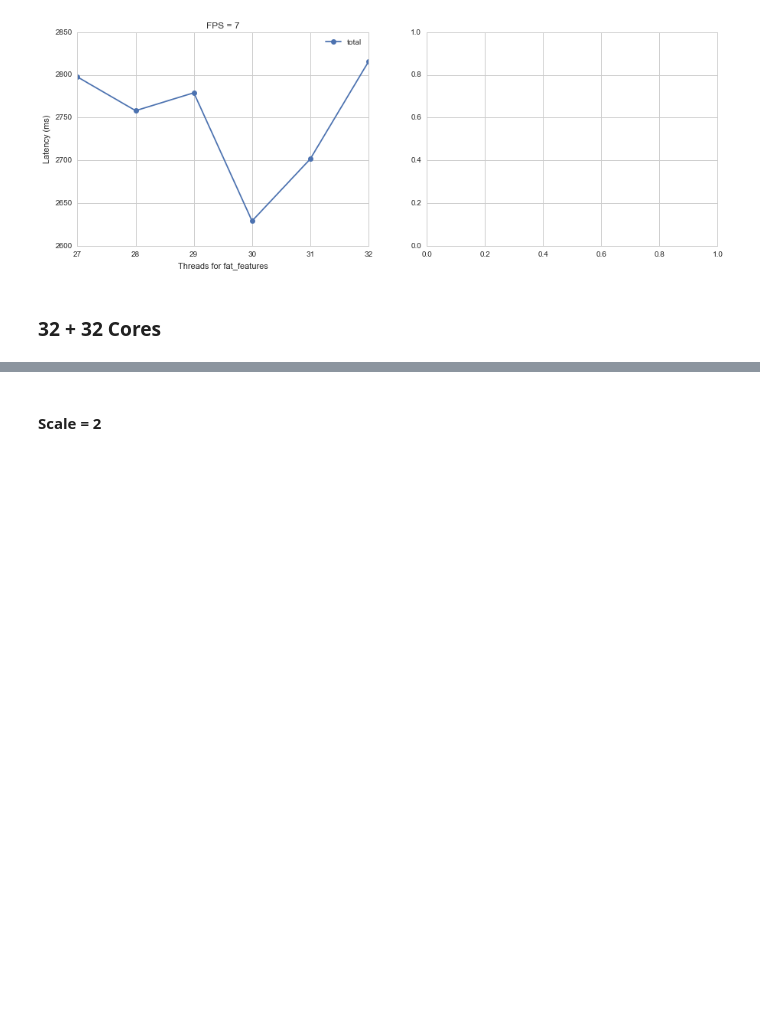
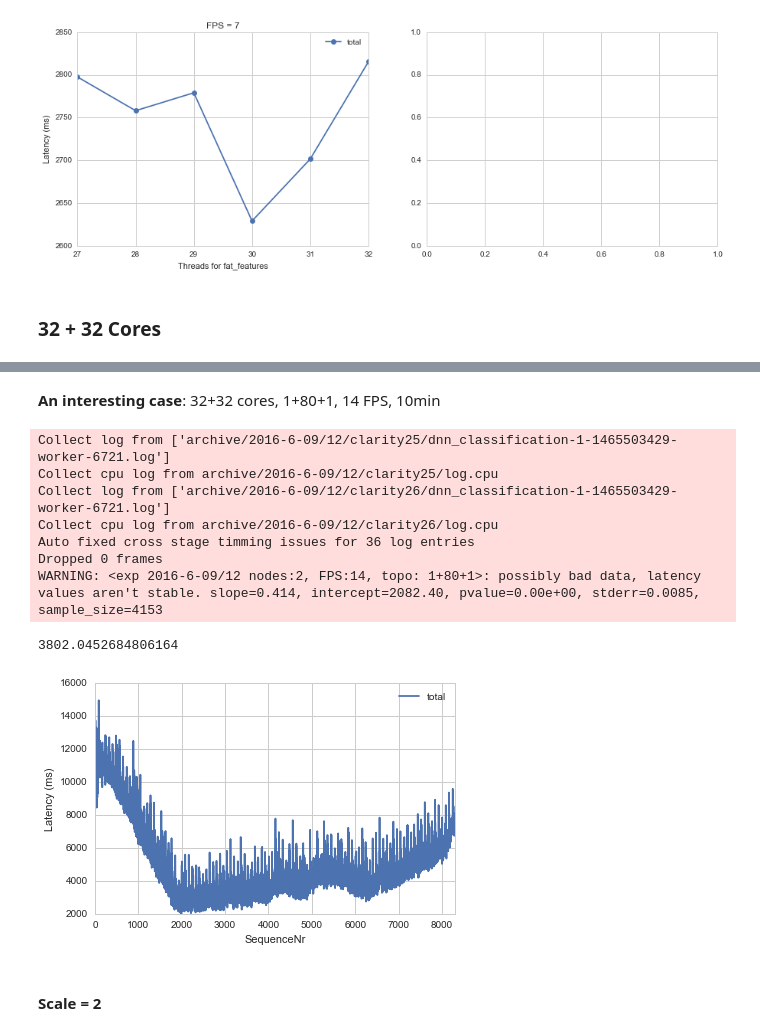
Before and after one commit to Aetf/remotelog, a Jupyter notebook: Exp-Res.ipynb, the cells around one changed output, grey strips where cells are left out. Saved outputs shown, nothing was run; the diff lists cells and outputs as text; code cells hidden in the pictures; blank space fills up the shorter version.

```diff
--- a/Exp-Res.ipynb
+++ b/Exp-Res.ipynb
@@ -360,3 +362,19 @@ WARNING: <exp 2016-6-08/19 nodes:2, FPS:14, topo: 1+60+1>: possibly bad data, la
+# %% [markdown]
+__An interesting case__: 32+32 cores, 1+80+1, 14 FPS, 10min
+# %%
+res = ana.exp_res('2016-6-09/12')
+res.seq_latency()
+res.avg_latency()
+# %% [output]
+Collect log from ['archive/2016-6-09/12/clarity25/dnn_classification-1-1465503429-worker-6721.log']
+Collect cpu log from archive/2016-6-09/12/clarity25/log.cpu
+Collect log from ['archive/2016-6-09/12/clarity26/dnn_classification-1-1465503429-worker-6721.log']
+Collect cpu log from archive/2016-6-09/12/clarity26/log.cpu
+Auto fixed cross stage timming issues for 36 log entries
+Dropped 0 frames
+WARNING: <exp 2016-6-09/12 nodes:2, FPS:14, topo: 1+80+1>: possibly bad data, latency values aren't stable. slope=0.414, intercept=2082.40, pvalue=0.00e+00, stderr=0.0085, sample_size=4153
+3802.0452684806164
+[figure, added]
 # %% [markdown]
 #### Scale = 2
 # %%
```
Also changed, not shown: parts of 4 cells of this notebook, 2 other files.
